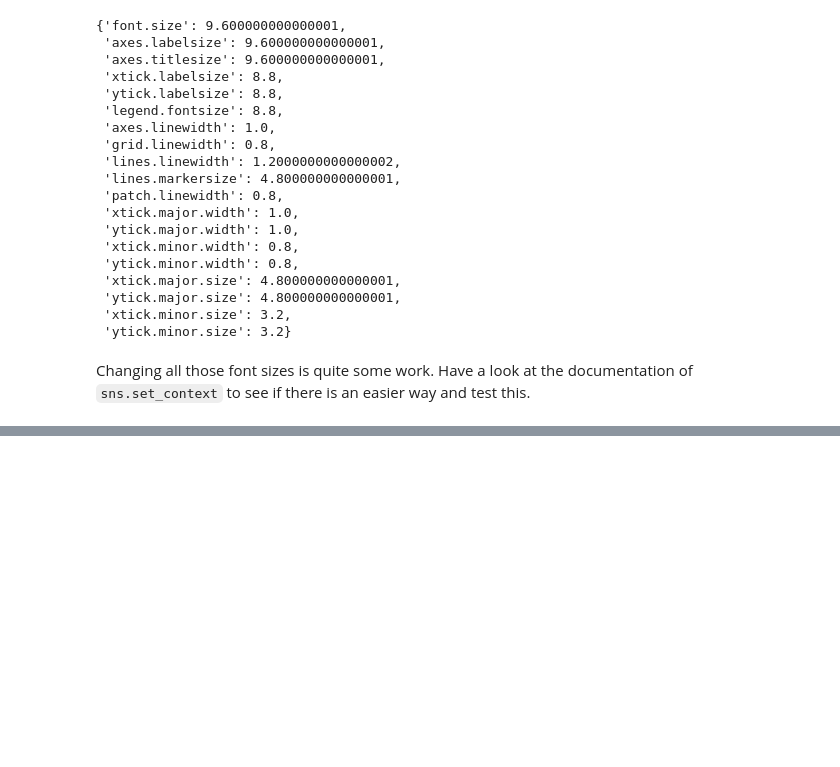
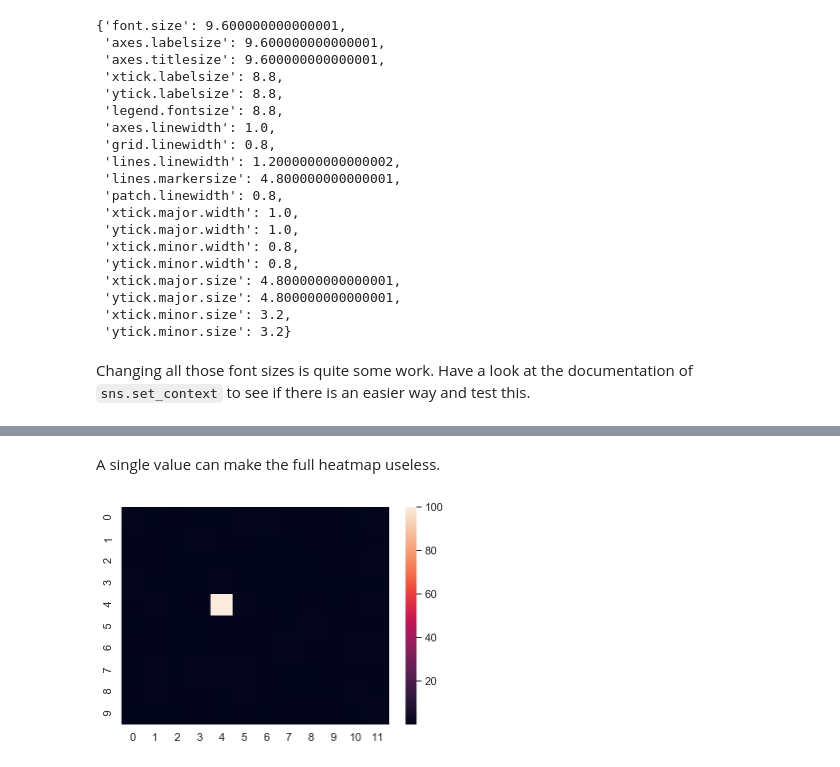
Before and after one commit to lacdr-tox/basic-programming-in-drug-discovery, a Jupyter notebook: python/exercises/4.1 Advanced plotting - aesthetics.ipynb, the cells around one changed output, grey strips where cells are left out. Cells and saved outputs as stored; diff of their text form; code cells hidden in the pictures; blank space fills up the shorter version.

```diff
--- a/python/exercises/4.1 Advanced plotting - aesthetics.ipynb
+++ b/python/exercises/4.1 Advanced plotting - aesthetics.ipynb
@@ -357,0 +375,8 @@ Changing all those font sizes is quite some work. Have a look at the documentati
+# %% [markdown]
+A single value can make the full heatmap useless.
+# %%
+alt_data = np.random.rand(10, 12)
+alt_data[4,4] = 100
+ax = sns.heatmap(alt_data)
+# %% [output]
+[figure, added]
```
Also changed, not shown: parts of 9 cells of this notebook.
